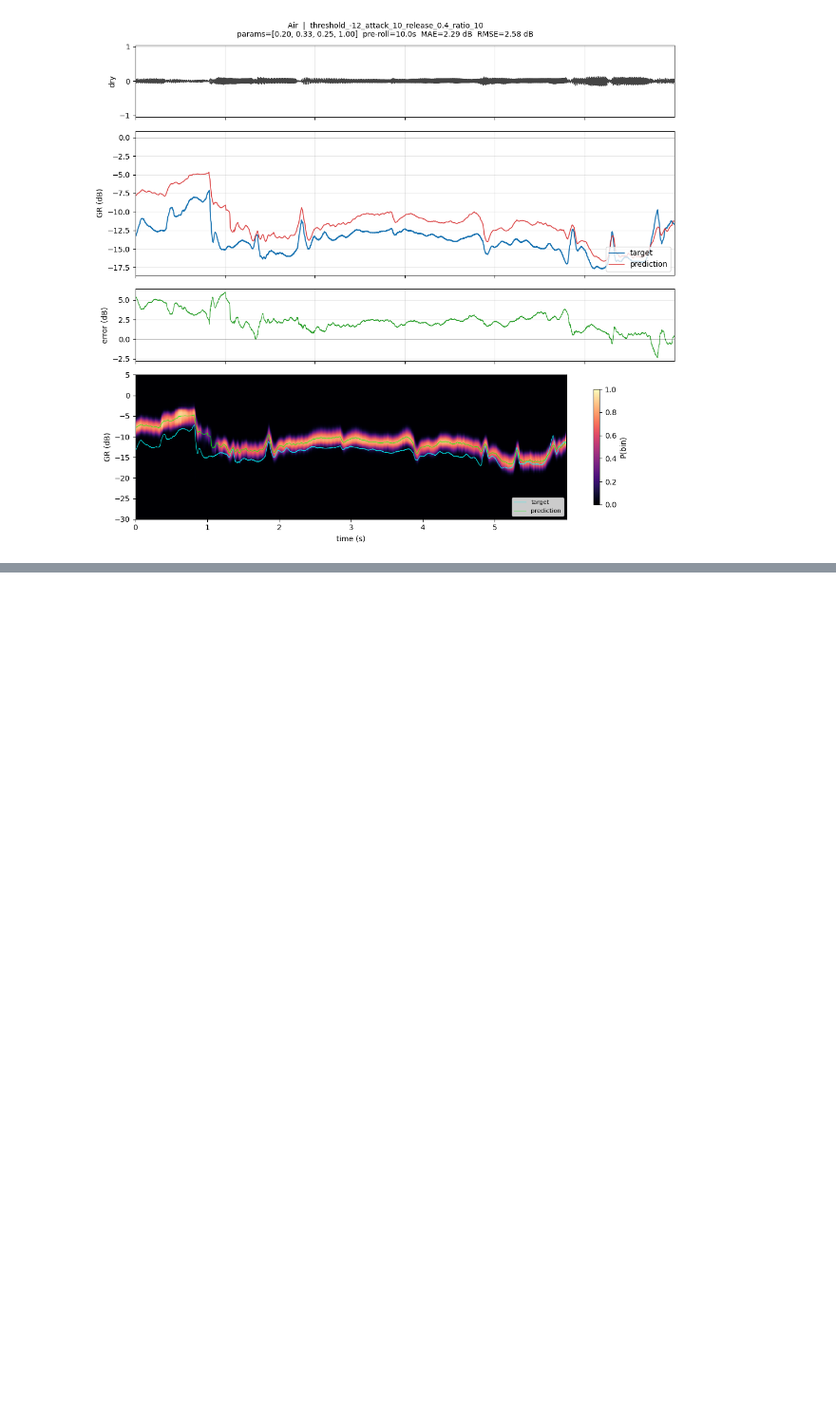
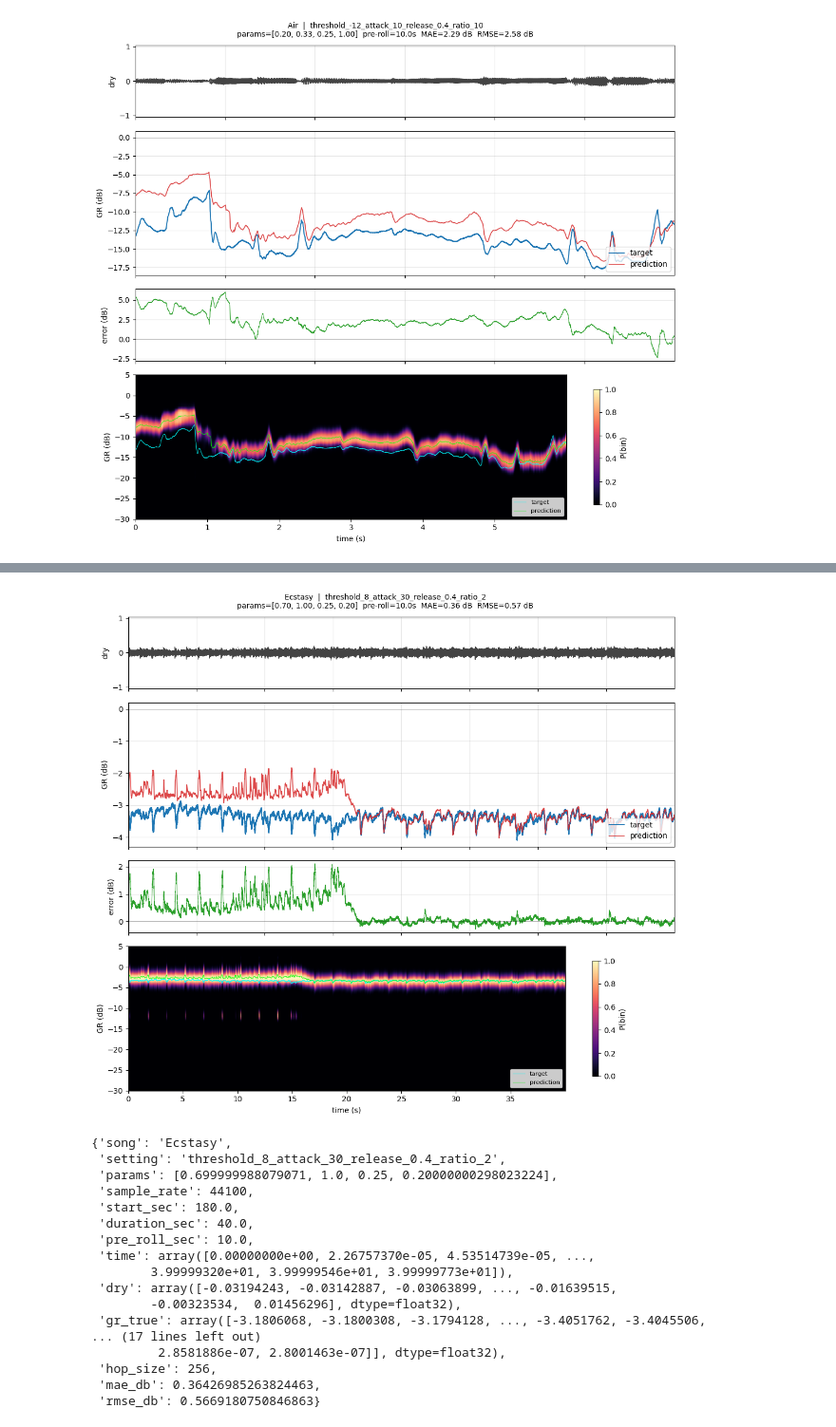
Before and after one commit to 5aola/Virtual-Analogue-Compressor-Modelling, a Jupyter notebook: 05_conditioning/eval_lstm_tfilm_gr_bins.ipynb, the cells around one changed output, grey strips where cells are left out. Shown at 95% size. Cells and saved outputs as stored; diff of their text form; code cells hidden in the pictures; blank space fills up the shorter version.

```diff
--- a/05_conditioning/eval_lstm_tfilm_gr_bins.ipynb
+++ b/05_conditioning/eval_lstm_tfilm_gr_bins.ipynb
@@ -374,0 +421,28 @@ sweep_curves, sweep_df = conditioning_sweep(start_sec=30.0, duration_sec=60.0)
+# %%
+visualize_prediction(
+    setting="threshold_8_attack_30_release_0.4_ratio_2",
+    song="Ecstasy",
+    start_sec=180.0,
+    duration_sec=40.0,
+    pre_roll_sec=10.0,
+    show_heatmap=True,
+)
+# %% [output]
+[figure, added]
+{'song': 'Ecstasy',
+ 'setting': 'threshold_8_attack_30_release_0.4_ratio_2',
+ 'params': [0.699999988079071, 1.0, 0.25, 0.20000000298023224],
+ 'sample_rate': 44100,
+ 'start_sec': 180.0,
+ 'duration_sec': 40.0,
+ 'pre_roll_sec': 10.0,
+ 'time': array([0.00000000e+00, 2.26757370e-05, 4.53514739e-05, ...,
+        3.99999320e+01, 3.99999546e+01, 3.99999773e+01]),
+ 'dry': array([-0.03194243, -0.03142887, -0.03063899, ..., -0.01639515,
+        -0.00323534,  0.01456296], dtype=float32),
+ 'gr_true': array([-3.1806068, -3.1800308, -3.1794128, ..., -3.4051762, -3.4045506,
+... (17 lines left out)
+         2.8581886e-07, 2.8001463e-07]], dtype=float32),
+ 'hop_size': 256,
+ 'mae_db': 0.36426985263824463,
+ 'rmse_db': 0.5669180750846863}
```
Also changed, not shown: parts of 10 cells of this notebook, 4 other files.
